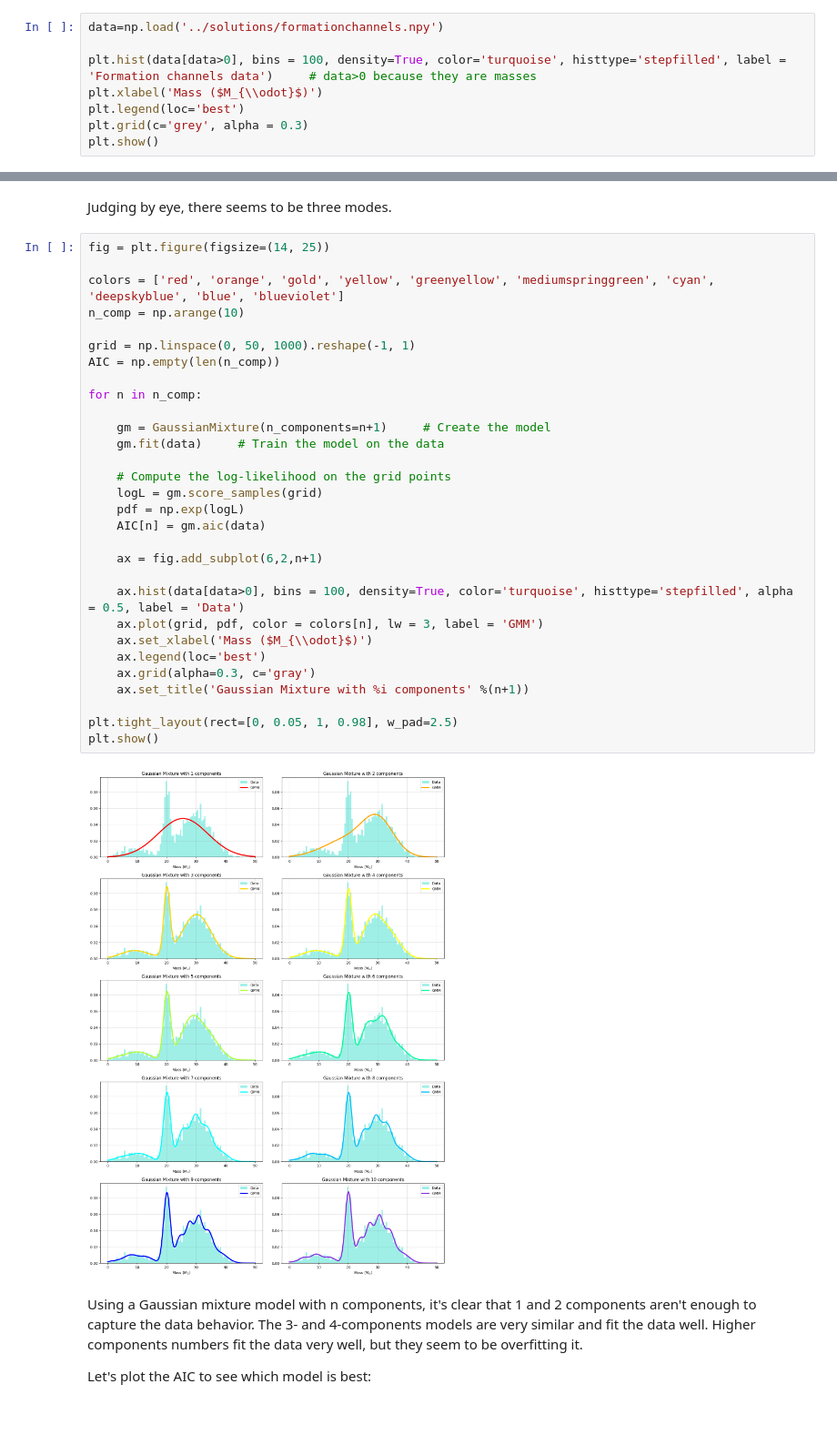
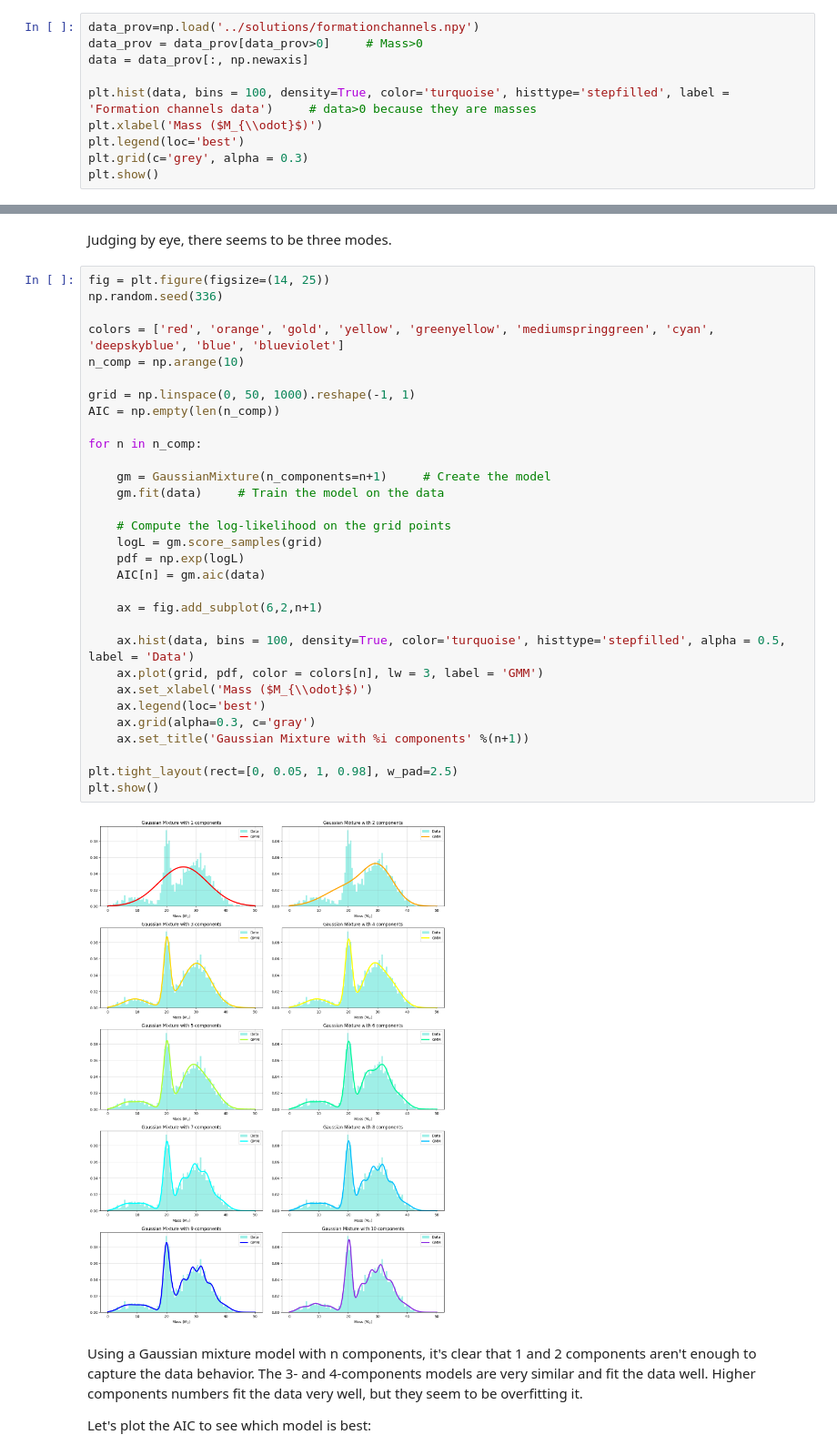
Before and after one commit to Alice-Palladino/astrostatistics_bicocca_2024, a Jupyter notebook: working/L06 - BBH formation channels.ipynb, the cells around one changed output, grey strips where cells are left out. Shown at 91% size. Saved outputs shown, nothing was run; the diff lists cells and outputs as text; blank space fills up the shorter version.

```diff
--- a/working/L06 - BBH formation channels.ipynb
+++ b/working/L06 - BBH formation channels.ipynb
@@ -44,7 +46,9 @@ np.random.seed(336)
 # %%
-data=np.load('../solutions/formationchannels.npy')
+data_prov=np.load('../solutions/formationchannels.npy')
+data_prov = data_prov[data_prov>0]     # Mass>0
+data = data_prov[:, np.newaxis]
 
-plt.hist(data[data>0], bins = 100, density=True, color='turquoise', histtype='stepfilled', label = 'Formation channels data')     # data>0 because they are masses
+plt.hist(data, bins = 100, density=True, color='turquoise', histtype='stepfilled', label = 'Formation channels data')     # data>0 because they are masses
 plt.xlabel('Mass ($M_{\\odot}$)')
 plt.legend(loc='best')
 plt.grid(c='grey', alpha = 0.3)
@@ -55,36 +59,37 @@ plt.show()
 Judging by eye, there seems to be three modes.
 # %%
 fig = plt.figure(figsize=(14, 25))
+np.random.seed(336)
 
 colors = ['red', 'orange', 'gold', 'yellow', 'greenyellow', 'mediumspringgreen', 'cyan', 'deepskyblue', 'blue', 'blueviolet']
 n_comp = np.arange(10)
 
 grid = np.linspace(0, 50, 1000).reshape(-1, 1)
 AIC = np.empty(len(n_comp))
 
 for n in n_comp:
 
     gm = GaussianMixture(n_components=n+1)     # Create the model
     gm.fit(data)     # Train the model on the data
 
     # Compute the log-likelihood on the grid points
     logL = gm.score_samples(grid)
     pdf = np.exp(logL)
     AIC[n] = gm.aic(data)
 
     ax = fig.add_subplot(6,2,n+1)
 
-    ax.hist(data[data>0], bins = 100, density=True, color='turquoise', histtype='stepfilled', alpha = 0.5, label = 'Data')
+    ax.hist(data, bins = 100, density=True, color='turquoise', histtype='stepfilled', alpha = 0.5, label = 'Data')
     ax.plot(grid, pdf, color = colors[n], lw = 3, label = 'GMM')
     ax.set_xlabel('Mass ($M_{\\odot}$)')
     ax.legend(loc='best')
     ax.grid(alpha=0.3, c='gray')
     ax.set_title('Gaussian Mixture with %i components' %(n+1))
 
 plt.tight_layout(rect=[0, 0.05, 1, 0.98], w_pad=2.5)
 plt.show()
 # %% [output]
-[figure, old version]
+[figure, new version]
 # %% [markdown]
 Using a Gaussian mixture model with n components, it's clear that 1 and 2 components aren't enough to capture the data behavior. The 3- and 4-components models are very similar and fit the data well. Higher components numbers fit the data very well, but they seem to be overfitting it.
 
```
Also changed, not shown: parts of 9 cells of this notebook.
